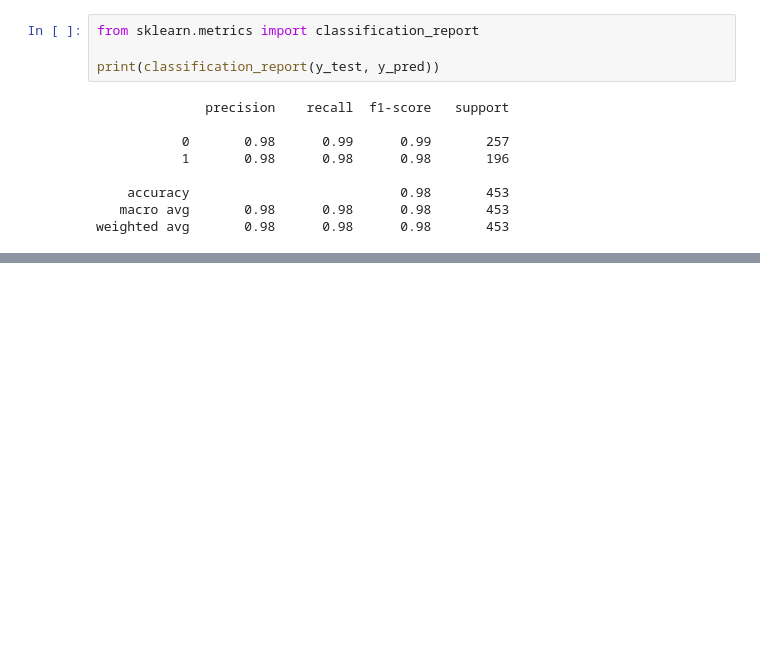
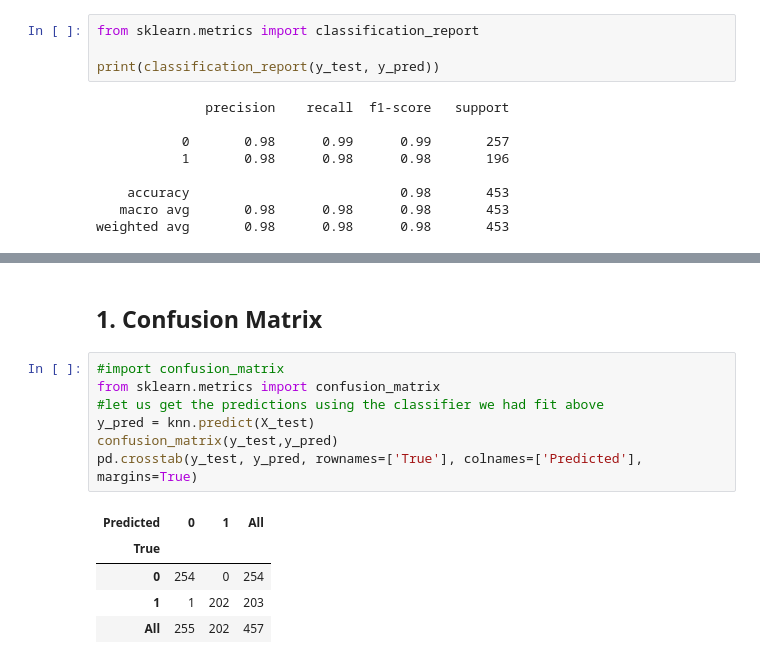
Before and after one commit to joeyeuron/Case-Study-CE880, a Jupyter notebook: Draft3.ipynb, the cells around one changed output, grey strips where cells are left out. Cells and saved outputs as stored; diff of their text form; blank space fills up the shorter version.

```diff
--- a/Draft3.ipynb
+++ b/Draft3.ipynb
@@ -360,0 +416,15 @@ weighted avg       0.98      0.98      0.98       453
+# %% [markdown]
+## 1. Confusion Matrix
+# %%
+#import confusion_matrix
+from sklearn.metrics import confusion_matrix
+#let us get the predictions using the classifier we had fit above
+y_pred = knn.predict(X_test)
+confusion_matrix(y_test,y_pred)
+pd.crosstab(y_test, y_pred, rownames=['True'], colnames=['Predicted'], margins=True)
+# %% [output]
+| Predicted | 0 | 1 | All |
+| True |  |  |  |
+| 0 | 254 | 0 | 254 |
+| 1 | 1 | 202 | 203 |
+| All | 255 | 202 | 457 |
```
Also changed, not shown: parts of 30 cells of this notebook.
